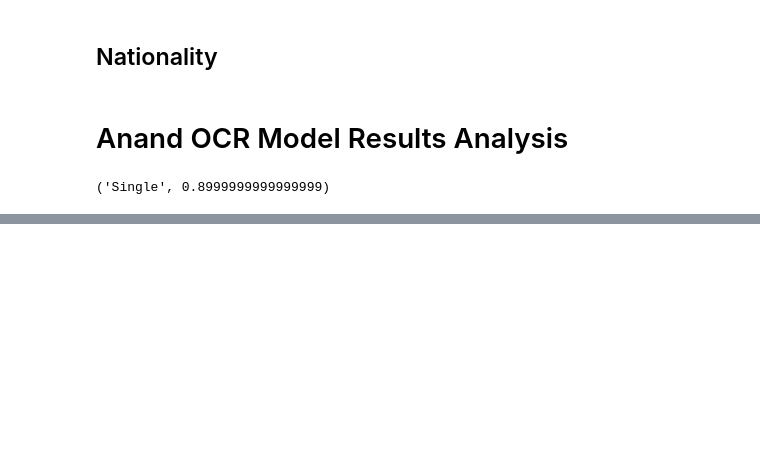
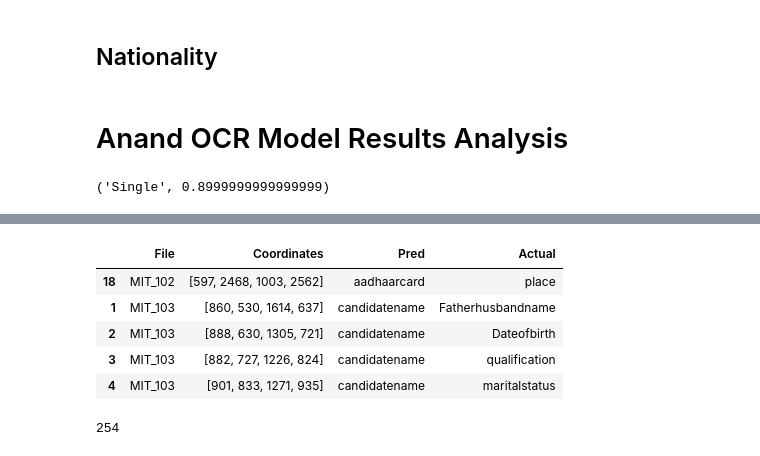
Before and after one commit to sathishkumartheta/tokenwise-dehado-ai, a Jupyter notebook: notebooks/OCR_Metrics.ipynb, the cells around one changed output, grey strips where cells are left out. Cells and saved outputs as stored; diff of their text form; code cells hidden in the pictures; blank space fills up the shorter version.

```diff
--- a/notebooks/OCR_Metrics.ipynb
+++ b/notebooks/OCR_Metrics.ipynb
@@ -1250,0 +1467,9 @@ out_img = np.zeros(size=(gray_image.width, ))
+# %%
+failed_res.head()
+# %% [output]
+|  | File | Coordinates | Pred | Actual |
+| 18 | MIT_102 | [597, 2468, 1003, 2562] | aadhaarcard | place |
+| 1 | MIT_103 | [860, 530, 1614, 637] | candidatename | Fatherhusbandname |
+| 2 | MIT_103 | [888, 630, 1305, 721] | candidatename | Dateofbirth |
+| 3 | MIT_103 | [882, 727, 1226, 824] | candidatename | qualification |
+| 4 | MIT_103 | [901, 833, 1271, 935] | candidatename | maritalstatus |
@@ -1250,0 +1483,4 @@ out_img = np.zeros(size=(gray_image.width, ))
+# %%
+len(cnt)
+# %% [output]
+254
```
Also changed, not shown: parts of 152 cells of this notebook, 1 other file.
